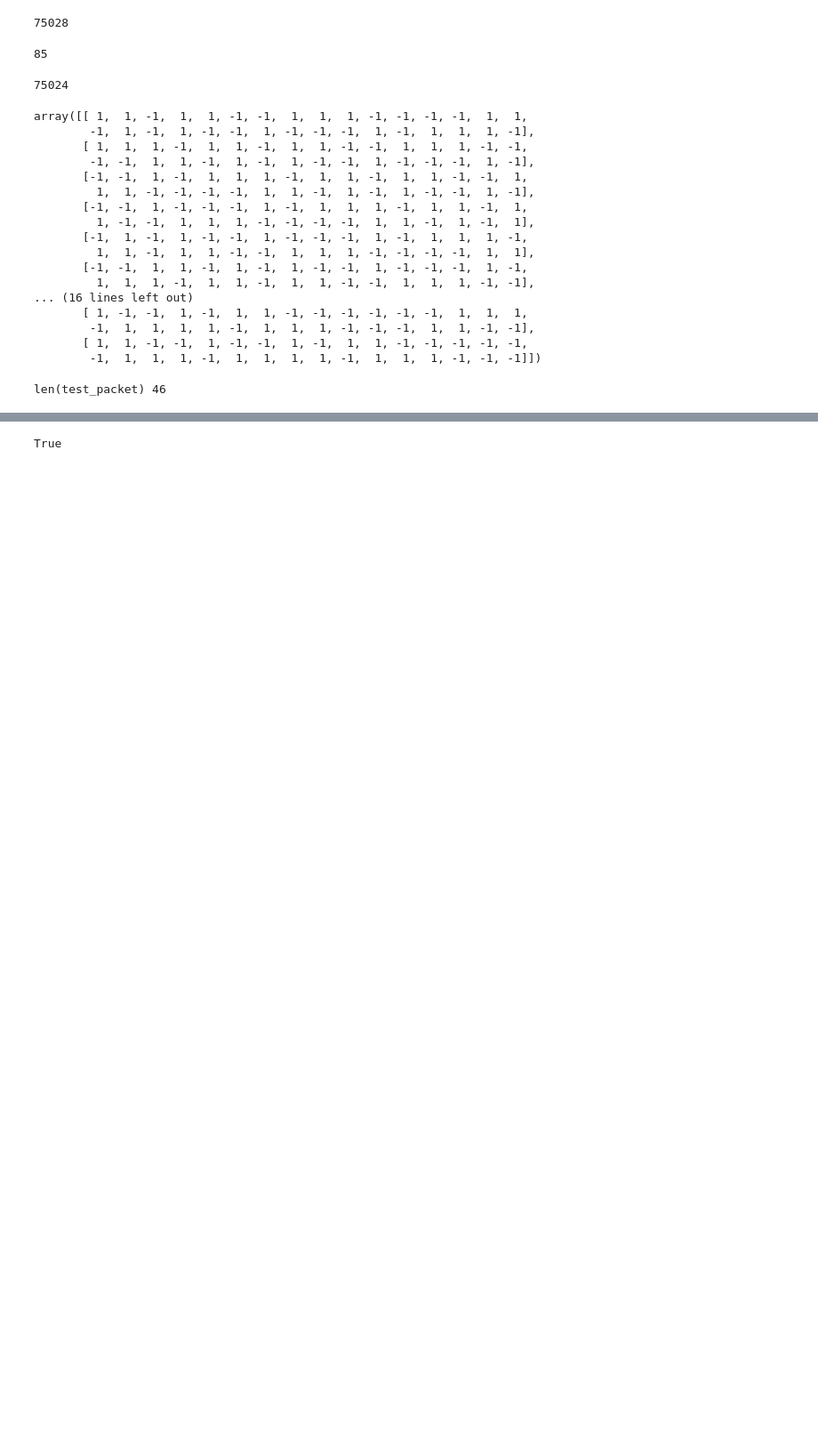
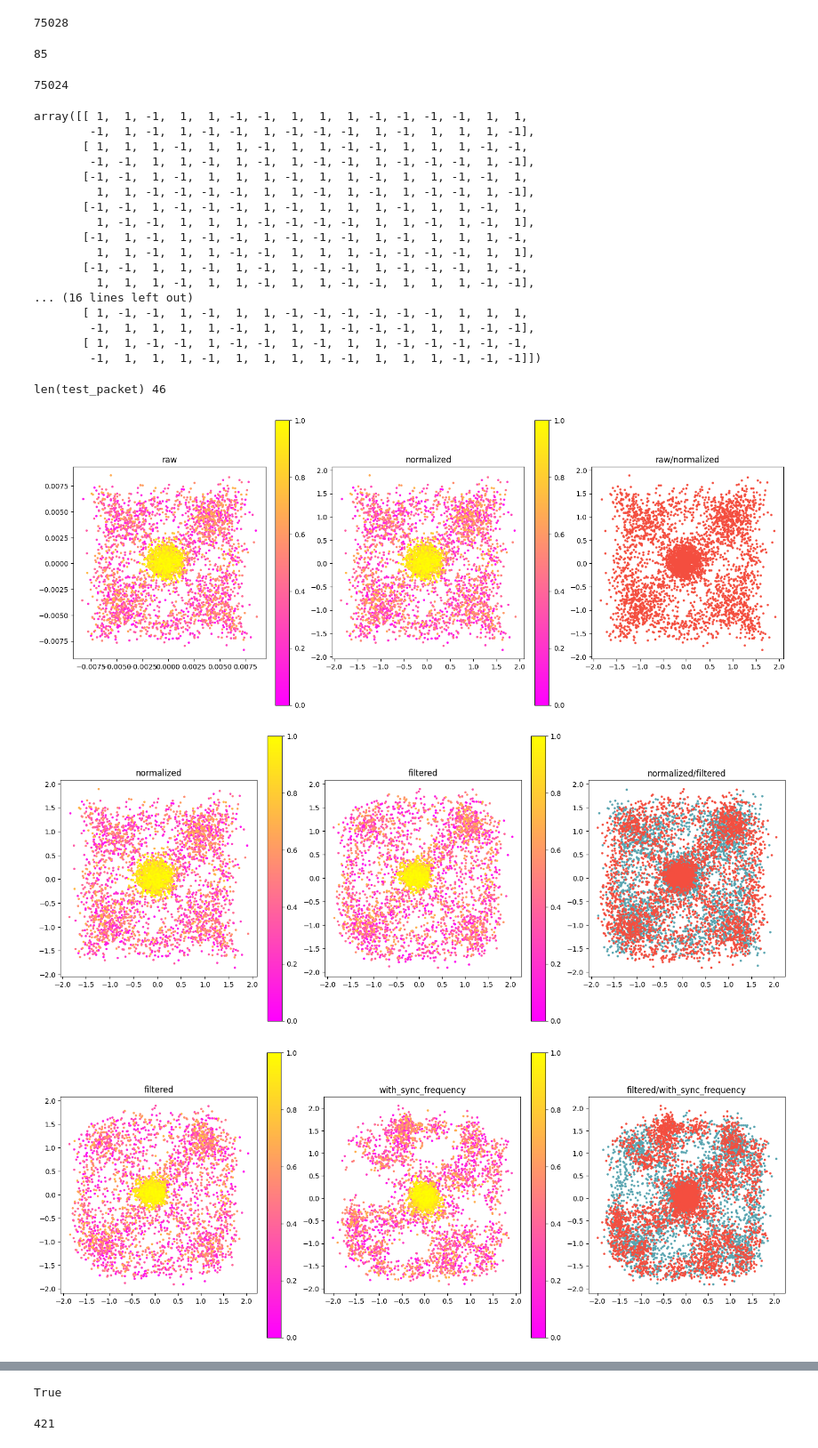
Before and after one commit to cadeo111/pico_backscatter_rust, a Jupyter notebook: data_pipeline/data_processing/extract_packets.ipynb, the cells around one changed output, grey strips where cells are left out. Shown at 89% size. Drawn from its saved outputs; the diff is of its cells as text; code cells hidden in the pictures; blank space fills up the shorter version.

```diff
--- a/data_pipeline/data_processing/extract_packets.ipynb
+++ b/data_pipeline/data_processing/extract_packets.ipynb
@@ -704,5 +714,8 @@ def verify_packet_backoff(packet: Packet, logging=False, plot_data: bool = False
 # %% [output]
 len(test_packet) 46
 # %%
-verify_packet(sync_phase_and_everything(first_second_packets[0].data, plot_data=False), logging=True)
+verify_packet(sync_phase_and_everything(first_second_packets[0].data, plot_data=True), logging=True)
 # %% [output]
+[figure, added]
+[figure, added]
+[figure, added]
@@ -724,6 +740,11 @@ start_index 4
 ✅44: 0x7
 ✅45: 0x2
 True
+# %%
+all_packets = find_packets(total_data[:20_000_000])
+len(all_packets)
+# %% [output]
+421
 # %%
 # verify_packet(sync_phase_and_everything(first_second_packets[3].shift_start_back_by(10)[:-10], plot_data=True),
 #               logging=True)
```
Also changed, not shown: parts of 5 cells of this notebook, 6 other files.
